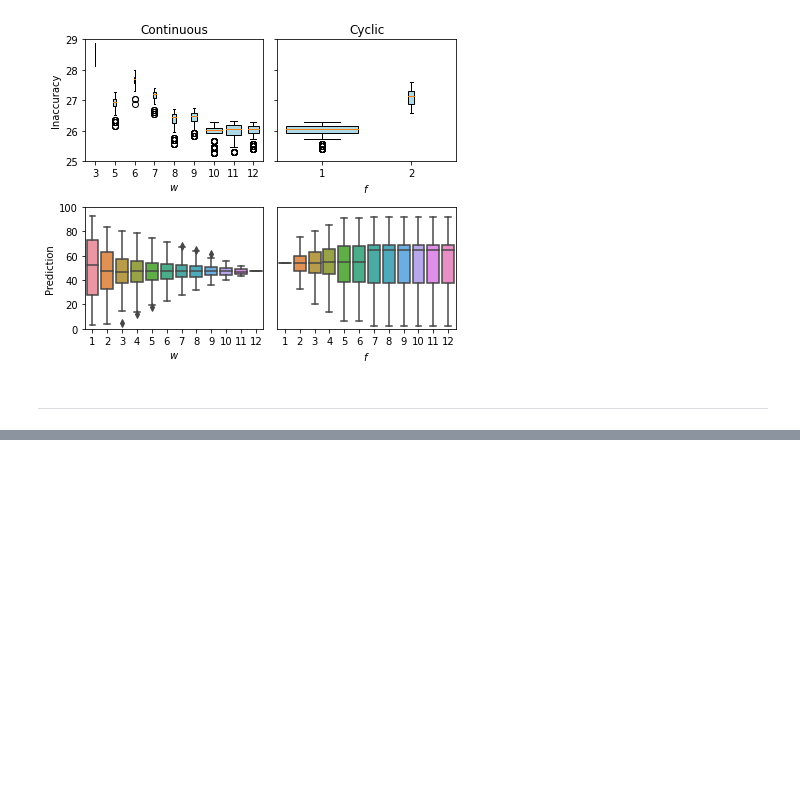
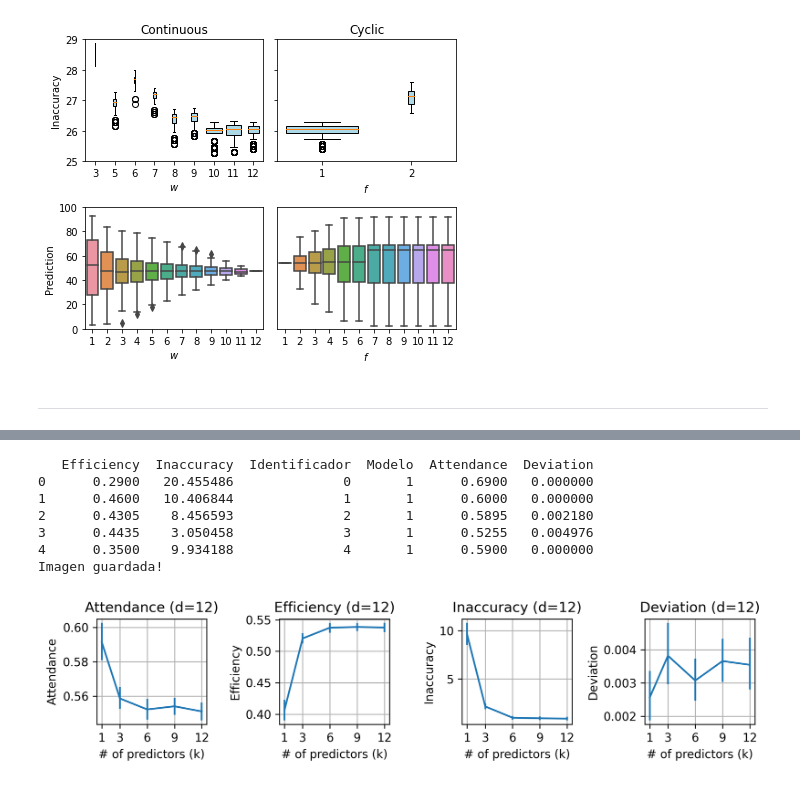
Before and after one commit to EAndrade-Lotero/ElFarolArthur, a Jupyter notebook: Figures.ipynb, the cells around one changed output, grey strips where cells are left out. Cells and saved outputs as stored; diff of their text form; code cells hidden in the pictures; blank space fills up the shorter version.

Commit message:
add gaussian threshold model and figure 9

```diff
--- a/Figures.ipynb
+++ b/Figures.ipynb
@@ -539,0 +575,33 @@ Imagen guardada!
+# %%
+def figura9(degrees=0, to_file=False):
+    comp1 = '# of predictors (k)'
+    variables = ['Attendance', 'Efficiency', 'Inaccuracy', 'Deviation']
+    sweep1 = P.leer_datos([12],[1,3,6,9,12],[100],[100],[0.4],
+                    verb=False,muchos=False,cola=True,espejos=False)
+    sweep1['Modelo'] = sweep1['Num_predic']
+    data = P.merge_modelos(sweep1)
+    print(data.head())
+    size = 2.2
+    fig, ax = plt.subplots(1,4, figsize=(size*4,size), tight_layout=True, dpi=300)
+    for i, v in enumerate(variables):
+        sns.lineplot(x='Modelo',y=v,data=data,ax=ax[i],err_style="bars",ci=95)
+        ax[i].set_ylabel(v)
+        ax[i].set_xlabel(comp1)
+        ax[i].tick_params(labelrotation=degrees)
+        ax[i].set_xticks([1,3,6,9,12])
+        ax[i].set_title(v + ' (d=12)')
+        ax[i].grid()
+    if to_file:
+        plt.savefig('Figura9.png', dpi=300)
+        print("Imagen guardada!")
+# %%
+figura9(to_file=True)
+# %% [output]
+   Efficiency  Inaccuracy  Identificador  Modelo  Attendance  Deviation
+0      0.2900   20.455486              0       1      0.6900   0.000000
+1      0.4600   10.406844              1       1      0.6000   0.000000
+2      0.4305    8.456593              2       1      0.5895   0.002180
+3      0.4435    3.050458              3       1      0.5255   0.004976
+4      0.3500    9.934188              4       1      0.5900   0.000000
+Imagen guardada!
+[figure, added]
```
Also changed, not shown: parts of 13 cells of this notebook, 17 other files.
